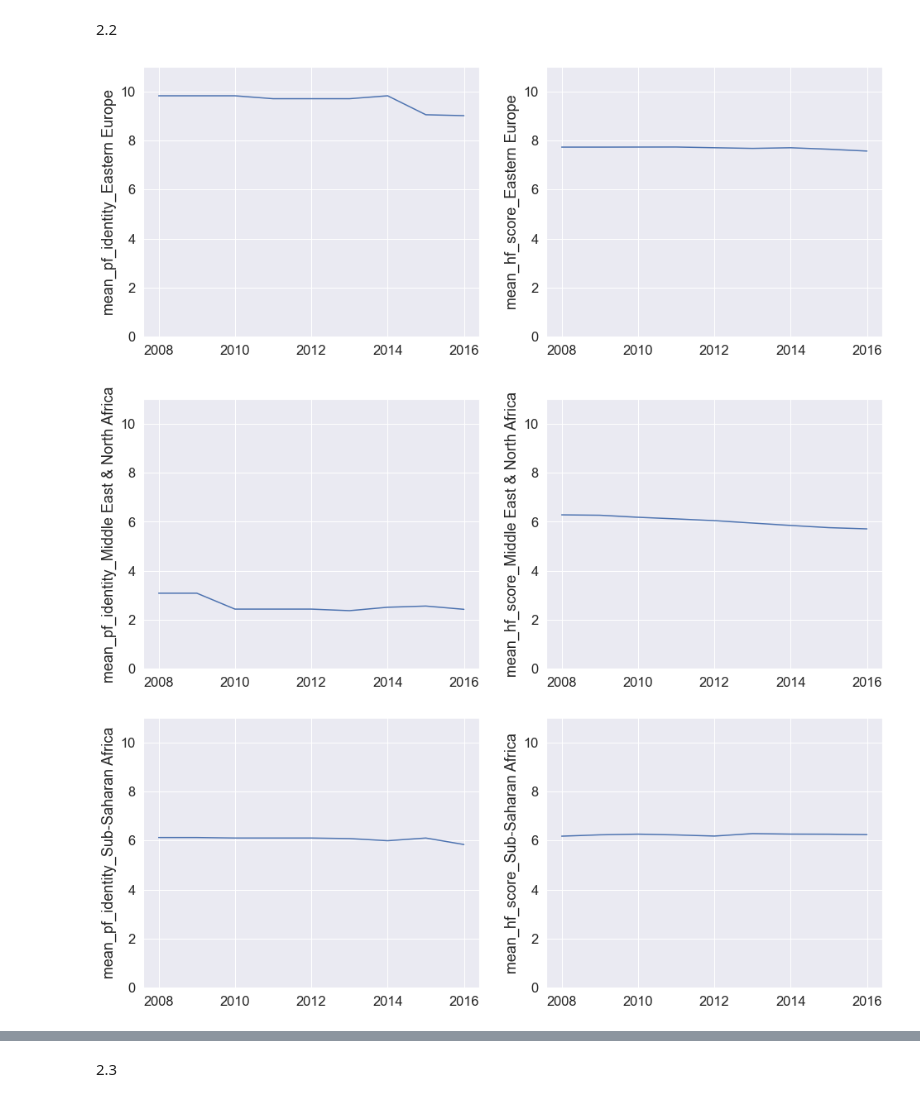
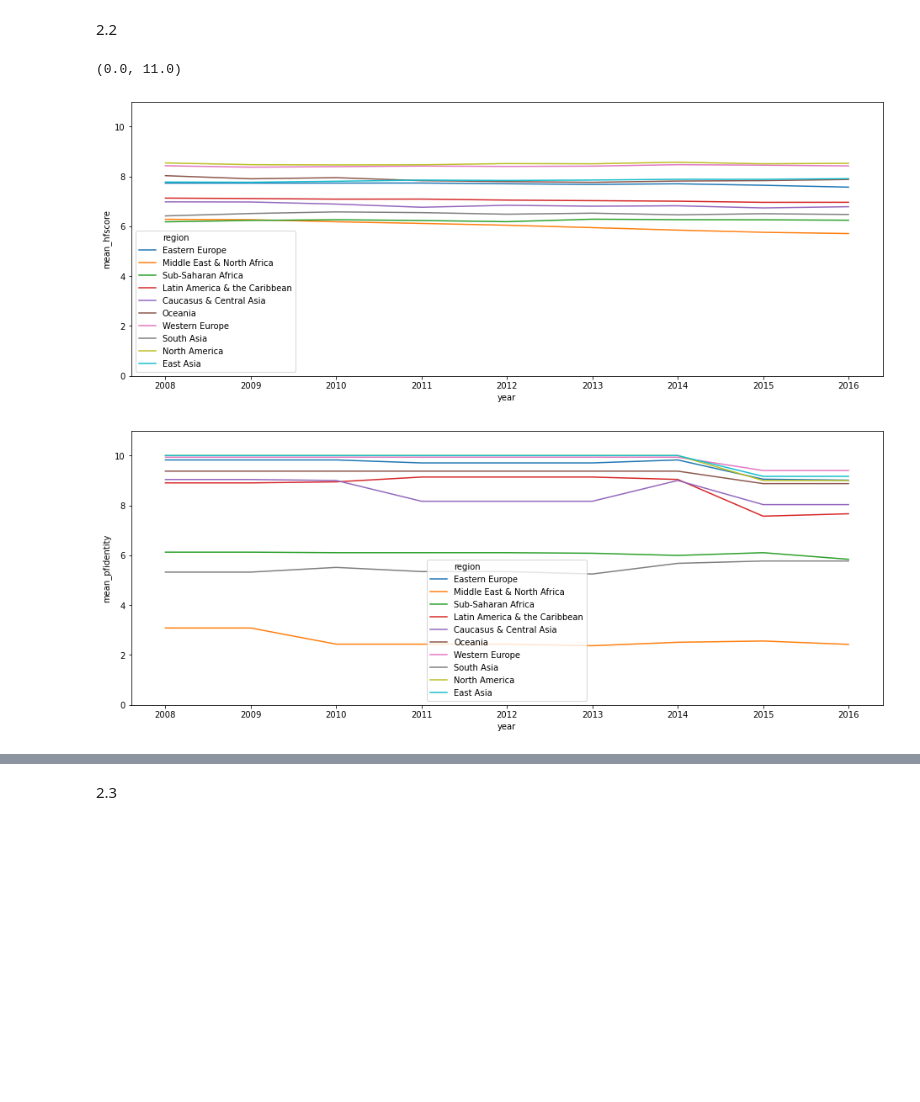
Before and after one commit to diegobcuadro/AyV_Grupo10, a Jupyter notebook: practico.ipynb, the cells around one changed output, grey strips where cells are left out. Saved outputs shown, nothing was run; the diff lists cells and outputs as text; code cells hidden in the pictures; blank space fills up the shorter version.

Commit message:
plot_todojunto_punto2
Hice el ploteo de todas las regiones en un mismo grafico en el punto 2

```diff
--- a/practico.ipynb
+++ b/practico.ipynb
@@ -583,32 +583,26 @@ for ax in axs:
 # %%
 # REGIONES
 regions = ['Eastern Europe', 'Middle East & North Africa', 'Sub-Saharan Africa', 'Latin America & the Caribbean', 'Caucasus & Central Asia', 'Oceania', 'Western Europe', 'South Asia', 'North America', 'East Asia']
+lista_total = []
+min = dataset['year'].min()
+max = dataset['year'].max()
+selected_score = ['pf_identity', 'hf_score']
 for region in regions:
-    mean_pf_identity = []
-    mean_hf_score = []
-    years = []
-    min = dataset['year'].min()
-    max = dataset['year'].max()
-    selected_score = ['pf_identity', 'hf_score']
     for year in range(min, max, 1):
-        years.append(year)
         year_region_filter = (dataset['year'] == year) & (dataset['region']==region)
         dataset_year_region = dataset[year_region_filter]
         values = dataset_year_region[selected_score]
-        mean_pf_identity.append(values['pf_identity'].mean())
-        mean_hf_score.append(values['hf_score'].mean())
+        lista_total.append( {'year': year, 'region':region, 'mean_hfscore':values['hf_score'].mean(), 'mean_pfidentity':values['pf_identity'].mean()} )
+df = pandas.DataFrame(data=lista_total);
+## GRAFICO
+fig, ax = plt.subplots(figsize=(16,6))
+seaborn.lineplot(x='year', y='mean_hfscore', hue='region', data=df)
+ax.set_ylim(0, 11)  # eje y no puede ser menor a 0 ni mayor a 10
 
-    df_pf_identity = pandas.DataFrame(mean_pf_identity, columns = ['mean_pf_identity_'+region], index=years)
-    df_hf_score = pandas.DataFrame(mean_hf_score, columns = ['mean_hf_score_'+region], index=years)
-
-    ## GRAFICO
-
-    fig, axs = plt.subplots(ncols=2, figsize=(16, 6))  # para plotear un gráfico al lado del otro
-    seaborn.lineplot(data=df_pf_identity, x=years, y='mean_pf_identity_'+region, ax=axs[0])
-    seaborn.lineplot(data=df_hf_score, x=years, y='mean_hf_score_'+region, ax=axs[1])
-    for ax in axs:
-        ax.set_ylim(0, 11)  # eje y no puede ser menor a 0 ni mayor a 10
+fig, ax = plt.subplots(figsize=(16,6))
+seaborn.lineplot(x='year', y='mean_pfidentity', hue='region', data=df)
+ax.set_ylim(0, 11)  # eje y no puede ser menor a 0 ni mayor a 10
 # %% [output]
+(0.0, 11.0)
-[figure, old version]
+[figure, new version]
-[figure, old version]
+[figure, new version]
-[figure, removed]
```
Also changed, not shown: parts of 2 cells of this notebook.
